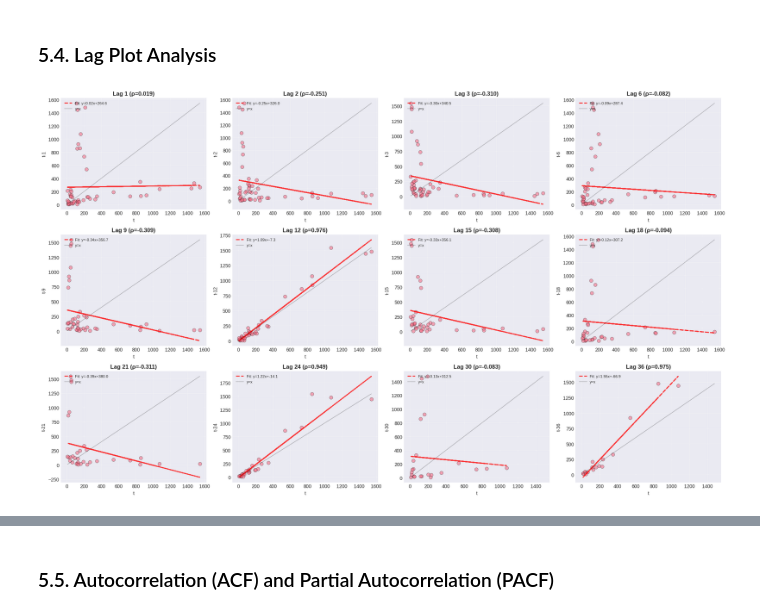
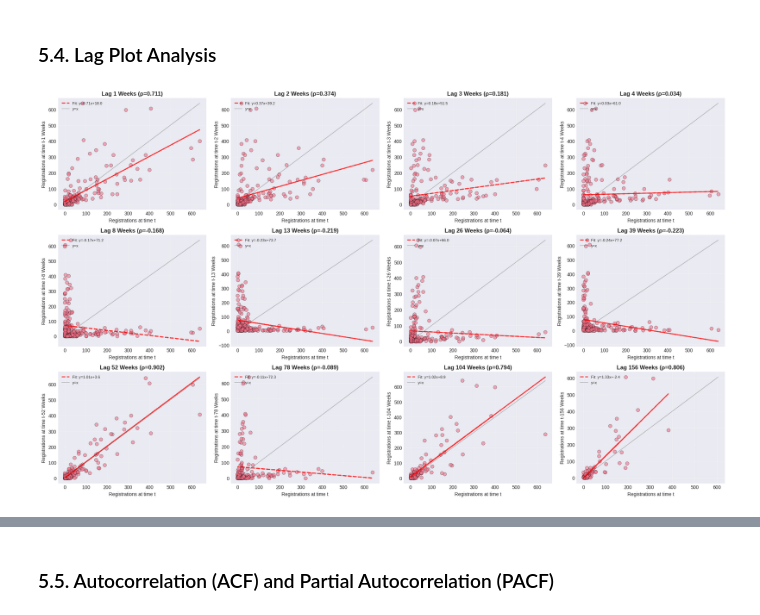
Before and after one commit to franciscopana/M.IA_Time-Series-Forecasting, a Jupyter notebook: eda.ipynb, the cells around one changed output, grey strips where cells are left out. Cells and saved outputs as stored; diff of their text form; code cells hidden in the pictures.

```diff
--- a/eda.ipynb
+++ b/eda.ipynb
@@ -619,7 +624,6 @@ Because the dataset can be highly volatile when analyzed day by day, we decided
 daily_series = df.groupby(df['registerDate_dt'].dt.date).size()
 daily_series.index = pd.to_datetime(daily_series.index)
 daily_series.name = 'registrations'
-
 daily_complete = daily_series.asfreq('D', fill_value=0)
 
 monthly_series = df.groupby(df['registerDate_dt'].dt.to_period('M')).size()
@@ -628,8 +632,9 @@ monthly_series.name = 'registrations'
 monthly_complete = monthly_series.asfreq('MS', fill_value=0)
 
 weekly_series = df.groupby(df['registerDate_dt'].dt.to_period('W')).size()
-weekly_series.index = weekly_series.index.to_timestamp()
+weekly_series.index = weekly_series.index.to_timestamp(how='end')
 weekly_series.name = 'registrations'
+weekly_complete = weekly_series.asfreq('W-SUN', fill_value=0)
 # %%
 fig = plt.figure(figsize=(18, 10))
 gs = GridSpec(3, 1, figure=fig, hspace=0.7)
@@ -851,39 +863,53 @@ Short-term lags (1-3 months) show weak or negative correlations, reflecting rapi
 # %% [markdown]
 ### 5.4. Lag Plot Analysis
 # %%
-from pandas.plotting import lag_plot
+import pandas as pd
+import matplotlib.pyplot as plt
+import numpy as np
+import os
+
+# Assuming 'weekly_complete' is defined as your weekly time series
 
 fig, axes = plt.subplots(3, 4, figsize=(20, 12))
 axes = axes.flatten()
 
-lags_to_plot = [1, 2, 3, 6, 9, 12, 15, 18, 21, 24, 30, 36]
+# New lags in weeks: 1, 2, 3, 4, 8, 13, 26, 39, 52, 78, 104, 156
+lags_to_plot = [1, 2, 3, 4, 8, 13, 26, 39, 52, 78, 104, 156]
 
 for i, lag in enumerate(lags_to_plot):
     ax = axes[i]
 
-    y = monthly_complete.values[lag:]
-    x = monthly_complete.values[:-lag]
+    # Use weekly_complete instead of monthly_complete
+    y = weekly_complete.values[lag:]
+    x = weekly_complete.values[:-lag]
 
     ax.scatter(x, y, alpha=0.6, s=50, edgecolors='black', linewidths=0.5)
 
     if len(x) > 1:
+        # Calculate linear trend line
         z = np.polyfit(x, y, 1)
         p = np.poly1d(z)
         ax.plot(x, p(x), "r--", linewidth=2, alpha=0.8, label=f'Fit: y={z[0]:.2f}x+{z[1]:.1f}')
 
-    corr = monthly_complete.autocorr(lag=lag)
+    # Calculate autocorrelation
+    corr = weekly_complete.autocorr(lag=lag)
 
+    # Plot y=x line
     lims = [min(x.min(), y.min()), max(x.max(), y.max())]
     ax.plot(lims, lims, 'k-', alpha=0.3, linewidth=1, label='y=x')
 
-    ax.set_title(f'Lag {lag} (ρ={corr:.3f})', fontsize=12, fontweight='bold')
-    ax.set_xlabel(f't')
-    ax.set_ylabel(f't-{lag}')
+    # Update title and labels to indicate lag is in weeks
+    ax.set_title(f'Lag {lag} Weeks (ρ={corr:.3f})', fontsize=12, fontweight='bold')
+    ax.set_xlabel(f'Registrations at time t')
+    ax.set_ylabel(f'Registrations at time t-{lag} Weeks')
     ax.legend(fontsize=8, loc='upper left')
     ax.grid(alpha=0.3)
 
 plt.tight_layout()
-plt.savefig('figures/lag_plots.png', dpi=300, bbox_inches='tight')
+
+# Ensure figures directory exists
+os.makedirs('figures', exist_ok=True)
+plt.savefig('figures/weekly_lag_plots.png', dpi=300, bbox_inches='tight')
 plt.show()
 # %% [output]
-[figure, old version]
+[figure, new version]
```
Also changed, not shown: parts of 30 cells of this notebook, 12 other files.
